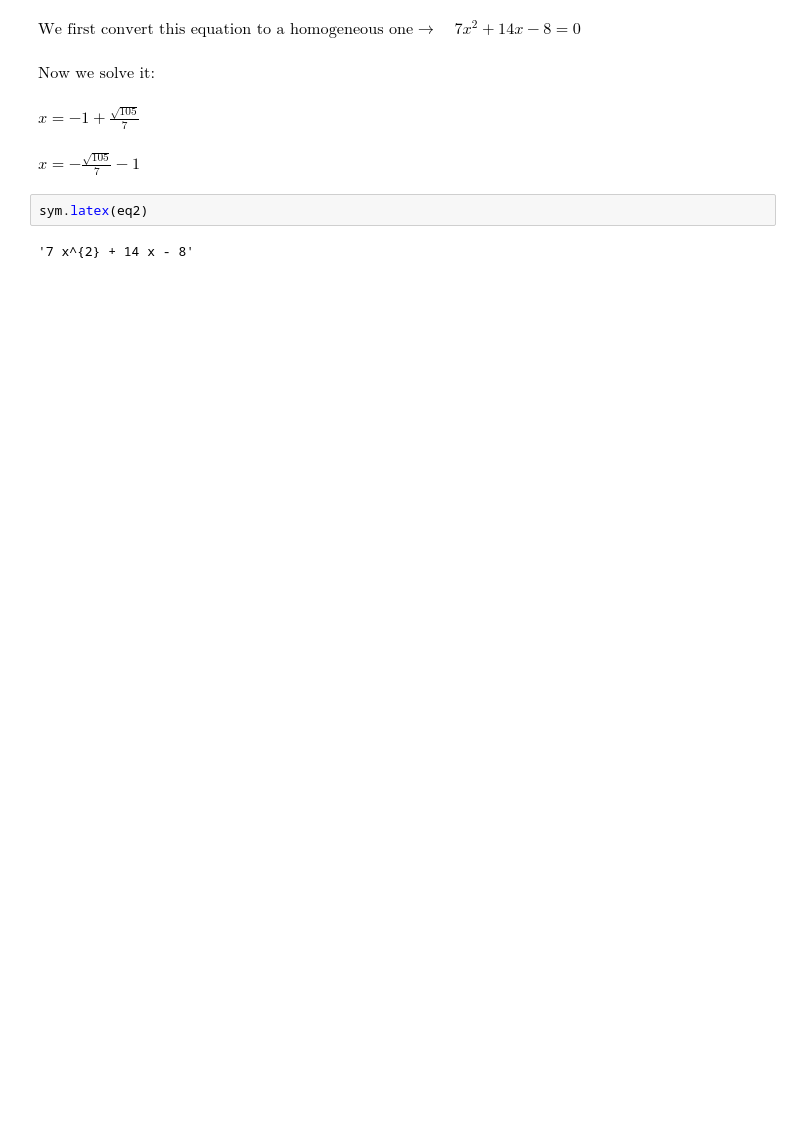
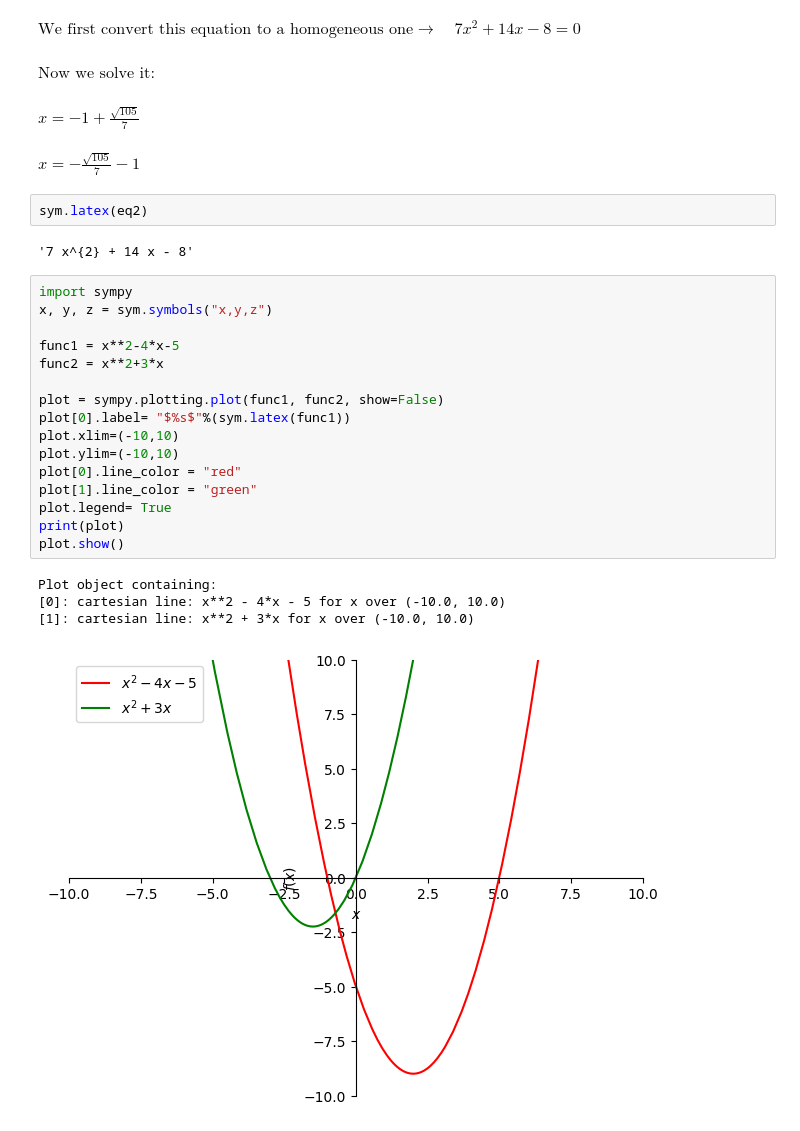
Before and after one commit to Alexderoode011202/MasterMathByCodingInPython, a Jupyter notebook: own_folder/testing_with_algebra.ipynb, the cells around one changed output. Drawn from its saved outputs; the diff is of its cells as text; blank space fills up the shorter version.

```diff
--- a/own_folder/testing_with_algebra.ipynb
+++ b/own_folder/testing_with_algebra.ipynb
@@ -28,3 +31,24 @@ $\displaystyle x = - \frac{\sqrt{105}}{7} - 1$
 sym.latex(eq2)
 # %% [output]
 '7 x^{2} + 14 x - 8'
+# %%
+import sympy
+x, y, z = sym.symbols("x,y,z")
+
+func1 = x**2-4*x-5
+func2 = x**2+3*x
+
+plot = sympy.plotting.plot(func1, func2, show=False)
+plot[0].label= "$%s$"%(sym.latex(func1))
+plot.xlim=(-10,10)
+plot.ylim=(-10,10)
+plot[0].line_color = "red"
+plot[1].line_color = "green"
+plot.legend= True
+print(plot)
+plot.show()
+# %% [output]
+Plot object containing:
+[0]: cartesian line: x**2 - 4*x - 5 for x over (-10.0, 10.0)
+[1]: cartesian line: x**2 + 3*x for x over (-10.0, 10.0)
+[figure, added]
```
Also changed, not shown: parts of 5 cells of this notebook, 5 other files.
